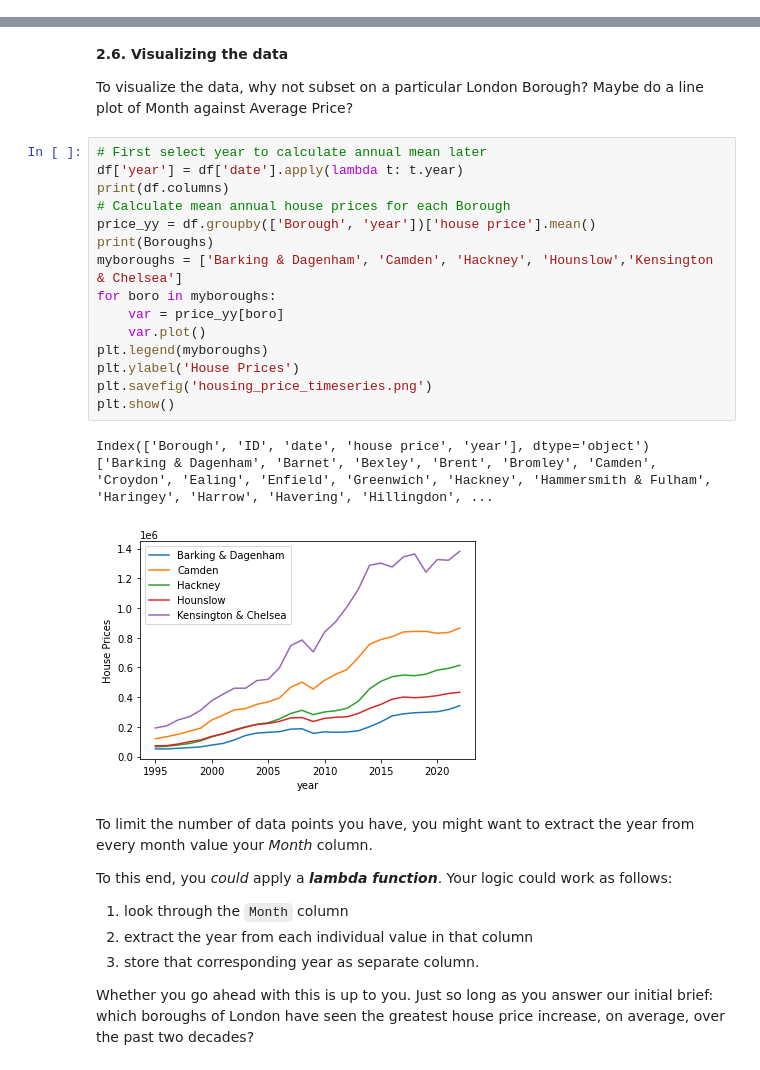
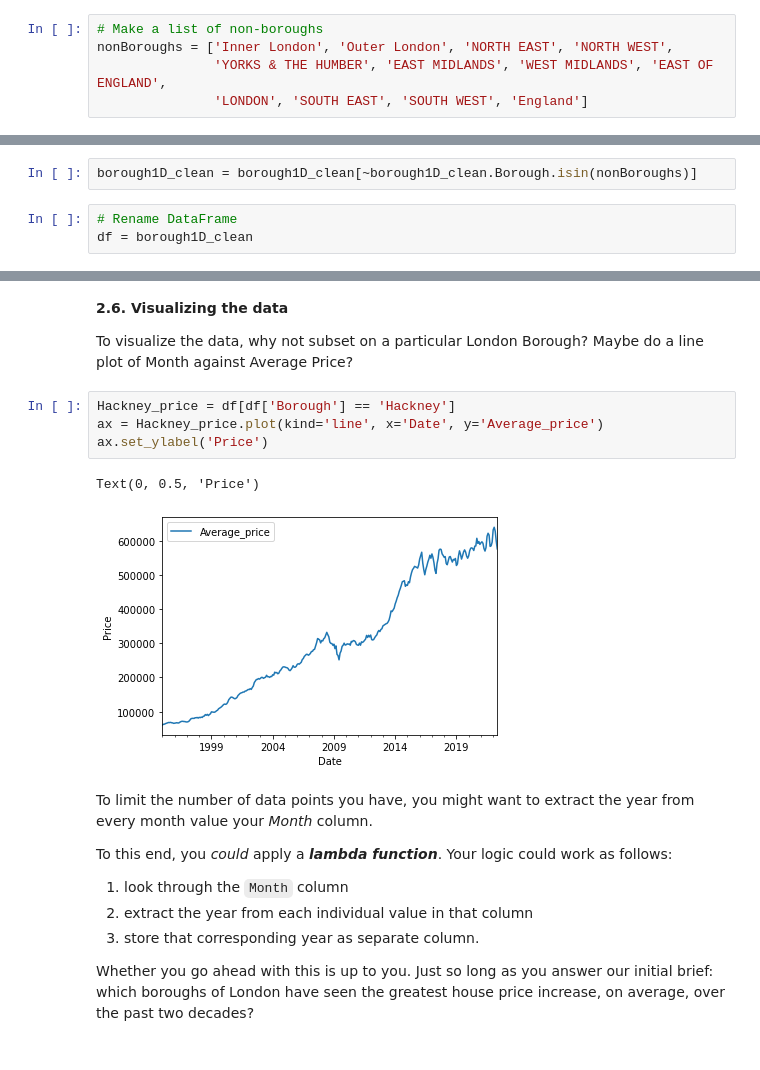
Before and after one commit to loknath332/springboard, a Jupyter notebook: Unit 4 Challenge - Tier 3.ipynb, the cells around one changed output, grey strips where cells are left out. Drawn from its saved outputs; the diff is of its cells as text.

```diff
--- a/Unit 4 Challenge - Tier 3.ipynb
+++ b/Unit 4 Challenge - Tier 3.ipynb
@@ -240,0 +354,5 @@ df = borough1D
+# %%
+# Make a list of non-boroughs
+nonBoroughs = ['Inner London', 'Outer London', 'NORTH EAST', 'NORTH WEST',
+               'YORKS & THE HUMBER', 'EAST MIDLANDS', 'WEST MIDLANDS', 'EAST OF ENGLAND',
+               'LONDON', 'SOUTH EAST', 'SOUTH WEST', 'England']
@@ -240,0 +397,5 @@ df = borough1D
+# %%
+borough1D_clean = borough1D_clean[~borough1D_clean.Borough.isin(nonBoroughs)]
+# %%
+# Rename DataFrame
+df = borough1D_clean
@@ -242,25 +423,13 @@ df = borough1D
 **2.6. Visualizing the data**
 
 To visualize the data, why not subset on a particular London Borough? Maybe do a line plot of Month against Average Price?
-# %%
-# First select year to calculate annual mean later
-df['year'] = df['date'].apply(lambda t: t.year)
-print(df.columns)
-# Calculate mean annual house prices for each Borough
-price_yy = df.groupby(['Borough', 'year'])['house price'].mean()
-print(Boroughs)
-myboroughs = ['Barking & Dagenham', 'Camden', 'Hackney', 'Hounslow','Kensington & Chelsea']
-for boro in myboroughs:
-    var = price_yy[boro]
-    var.plot()
-plt.legend(myboroughs)
-plt.ylabel('House Prices')
-plt.savefig('housing_price_timeseries.png')
-plt.show()
-# %% [output]
-Index(['Borough', 'ID', 'date', 'house price', 'year'], dtype='object')
-['Barking & Dagenham', 'Barnet', 'Bexley', 'Brent', 'Bromley', 'Camden', 'Croydon', 'Ealing', 'Enfield', 'Greenwich', 'Hackney', 'Hammersmith & Fulham', 'Haringey', 'Harrow', 'Havering', 'Hillingdon', ...
-[figure, removed]
+# %%
+Hackney_price = df[df['Borough'] == 'Hackney']
+ax = Hackney_price.plot(kind='line', x='Date', y='Average_price')
+ax.set_ylabel('Price')
+# %% [output]
+Text(0, 0.5, 'Price')
+[figure, added]
 # %% [markdown]
 To limit the number of data points you have, you might want to extract the year from every month value your *Month* column.
 
```
Also changed, not shown: parts of 51 cells of this notebook.
